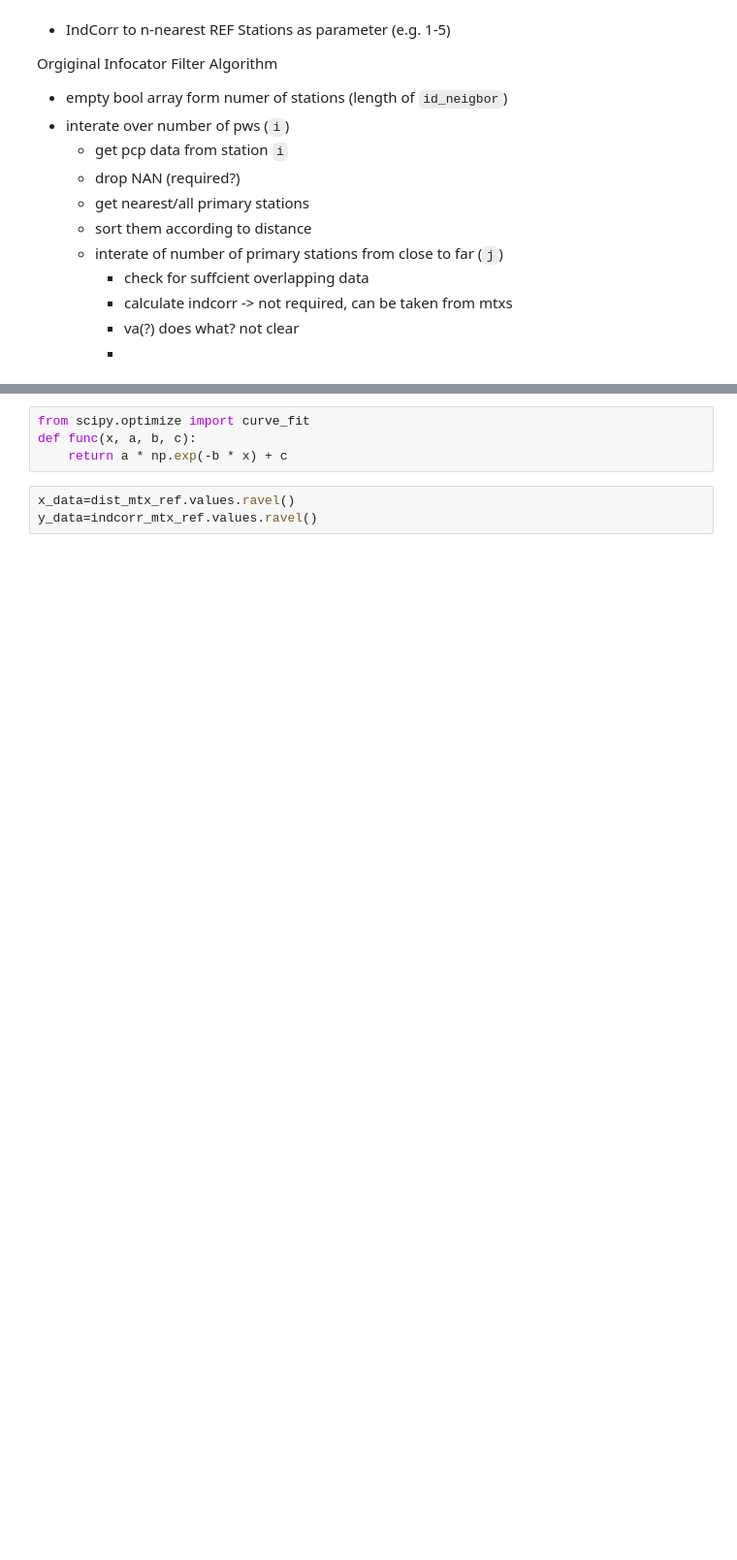
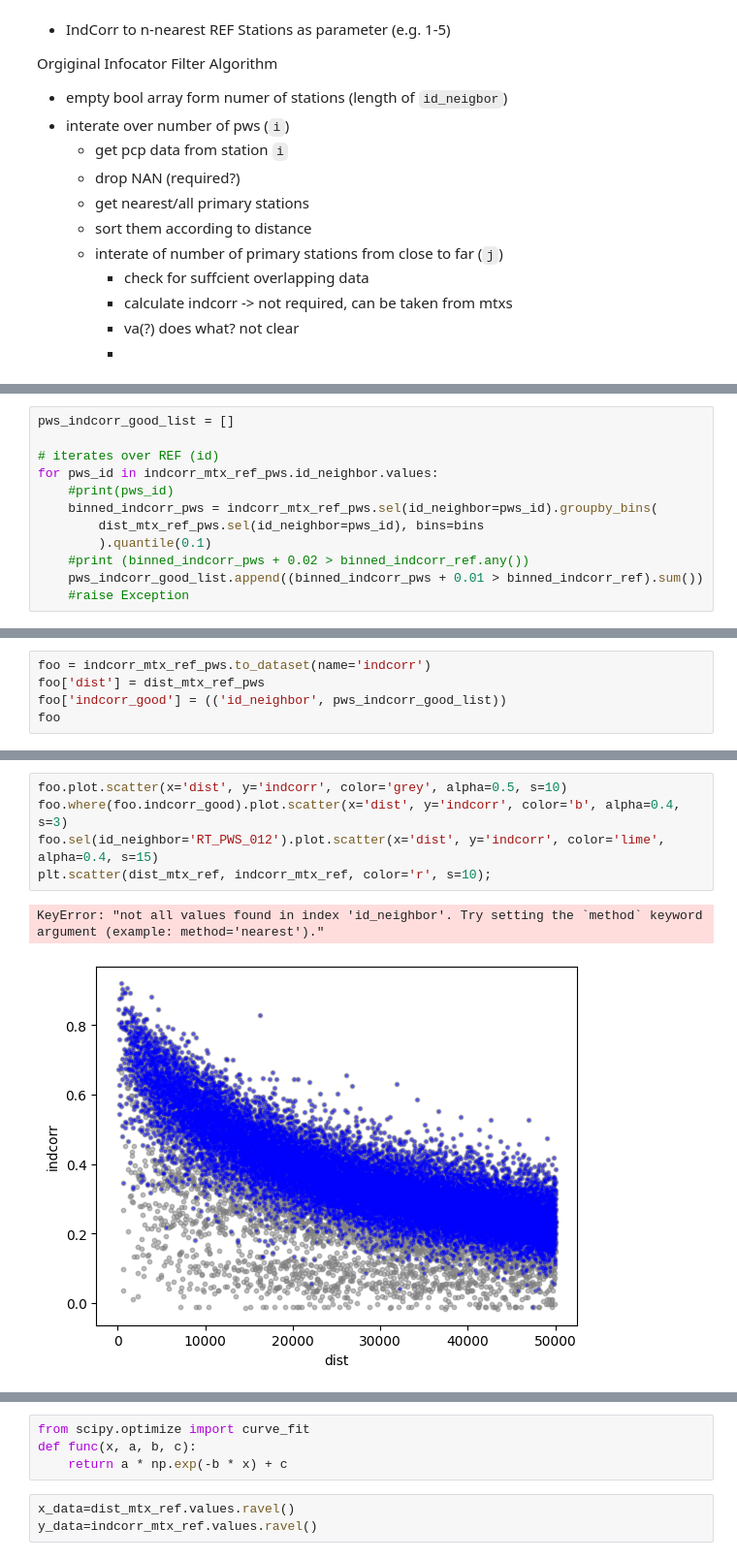
Before and after one commit to OpenSenseAction/pypwsqc, a Jupyter notebook: docs/notebooks/pwspyqc_dev_scratchpad.ipynb, the cells around one changed output, grey strips where cells are left out. Shown at 97% size. Saved outputs shown, nothing was run; the diff lists cells and outputs as text; blank space fills up the shorter version.

```diff
--- a/docs/notebooks/pwspyqc_dev_scratchpad.ipynb
+++ b/docs/notebooks/pwspyqc_dev_scratchpad.ipynb
@@ -280,0 +466,12 @@ SyntaxError: invalid syntax (2194748784.py, line 1)
+# %%
+pws_indcorr_good_list = []
+
+# iterates over REF (id)
+for pws_id in indcorr_mtx_ref_pws.id_neighbor.values:
+    #print(pws_id)
+    binned_indcorr_pws = indcorr_mtx_ref_pws.sel(id_neighbor=pws_id).groupby_bins(
+        dist_mtx_ref_pws.sel(id_neighbor=pws_id), bins=bins
+        ).quantile(0.1)
+    #print (binned_indcorr_pws + 0.02 > binned_indcorr_ref.any())
+    pws_indcorr_good_list.append((binned_indcorr_pws + 0.01 > binned_indcorr_ref).sum())
+    #raise Exception
@@ -280,0 +527,5 @@ SyntaxError: invalid syntax (2194748784.py, line 1)
+# %%
+foo = indcorr_mtx_ref_pws.to_dataset(name='indcorr')
+foo['dist'] = dist_mtx_ref_pws
+foo['indcorr_good'] = (('id_neighbor', pws_indcorr_good_list))
+foo
@@ -280,0 +556,8 @@ SyntaxError: invalid syntax (2194748784.py, line 1)
+# %%
+foo.plot.scatter(x='dist', y='indcorr', color='grey', alpha=0.5, s=10)
+foo.where(foo.indcorr_good).plot.scatter(x='dist', y='indcorr', color='b', alpha=0.4, s=3)
+foo.sel(id_neighbor='RT_PWS_012').plot.scatter(x='dist', y='indcorr', color='lime', alpha=0.4, s=15)
+plt.scatter(dist_mtx_ref, indcorr_mtx_ref, color='r', s=10);
+# %% [output]
+KeyError: "not all values found in index 'id_neighbor'. Try setting the `method` keyword argument (example: method='nearest')."
+[figure, added]
```
Also changed, not shown: parts of 73 cells of this notebook.
